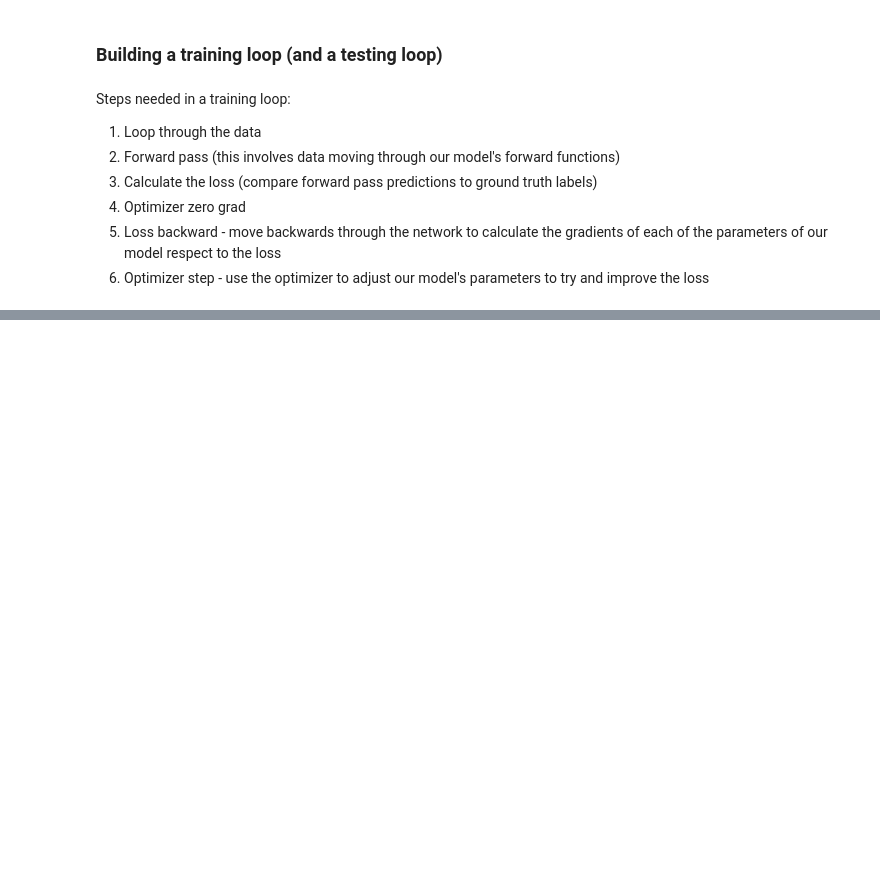
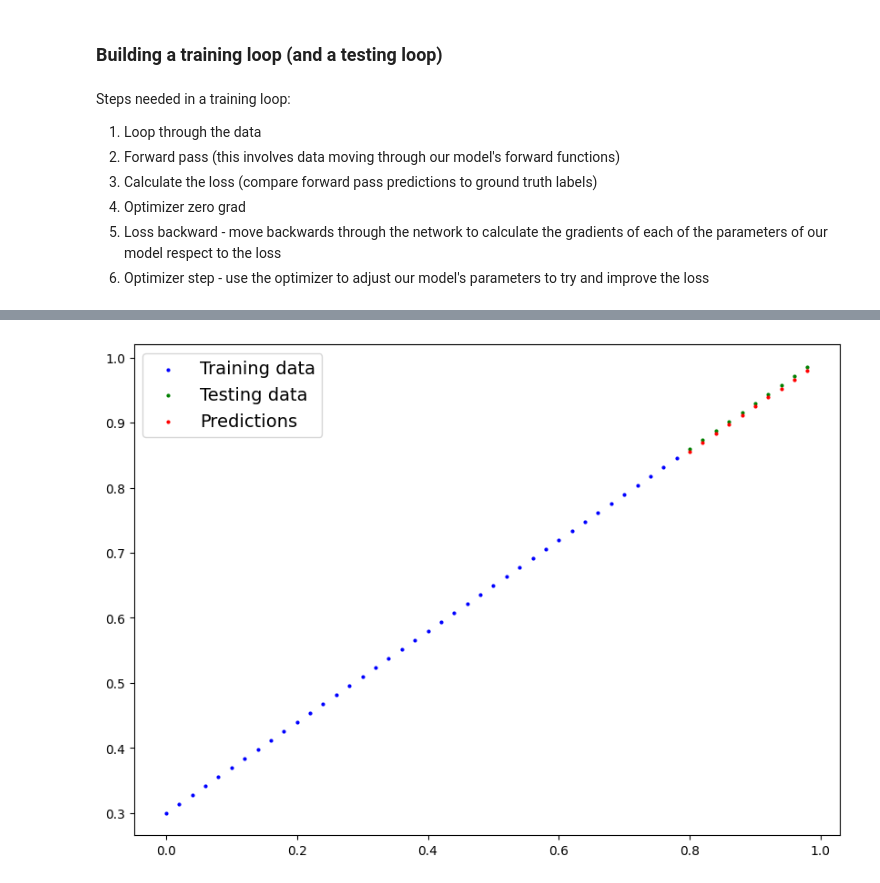
Before and after one commit to FernandoJungLau/PyTorch-Study, a Jupyter notebook: PyTorch_Study.ipynb, the cells around one changed output, grey strips where cells are left out. Saved outputs shown, nothing was run; the diff lists cells and outputs as text; code cells hidden in the pictures; blank space fills up the shorter version.

```diff
--- a/PyTorch_Study.ipynb
+++ b/PyTorch_Study.ipynb
@@ -1038,11 +1038,30 @@ Steps needed in a training loop:
 6. Optimizer step - use the optimizer to adjust our model's parameters to try and improve the loss
 # %%
 # An epoch is one loop through the data
-epochs = 1
+epochs = 100
 
 # Loop through the data
 for epoch in range(epochs):
   # Set the model to training mode -> sets all parameters that require gradients to require gradients
   model_0.train()
 
+  # Forward pass
+  y_pred = model_0(X_train)
+
+  # Calculate the loss
+  loss = loss_fn(y_pred, y_train)
+  print(f"Loss: {loss}")
+
+  # Optimizer zero grad
+  optimizer.zero_grad()
+
+  # Perform backpropagation on the loss with respect of the parameters of the model
+  loss.backward()
+
+  # Step the optimizer (gradient descent)
+  optimizer.step()
+
   model_0.eval() # turns off gradient tracking
+
+  # Print our model state_dict()
+  print(model_0.state_dict())
@@ -1048,0 +1086,8 @@ for epoch in range(epochs):
+# %%
+# Making new predictions
+with torch.inference_mode():
+  y_preds_new = model_0(X_test)
+# %%
+plot_predictions(predictions=y_preds_new)
+# %% [output]
+[figure, added]
```
Also changed, not shown: parts of 1 cell of this notebook.
